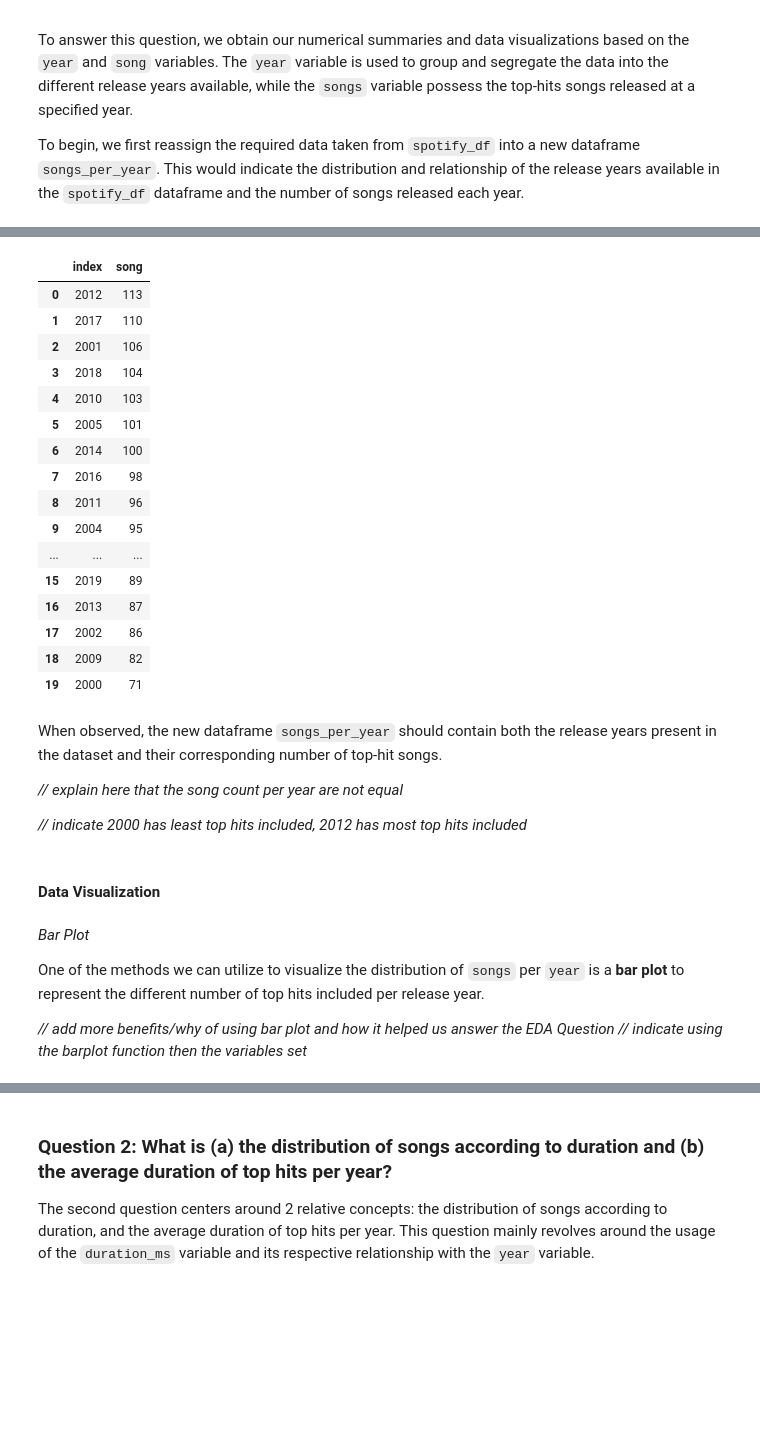
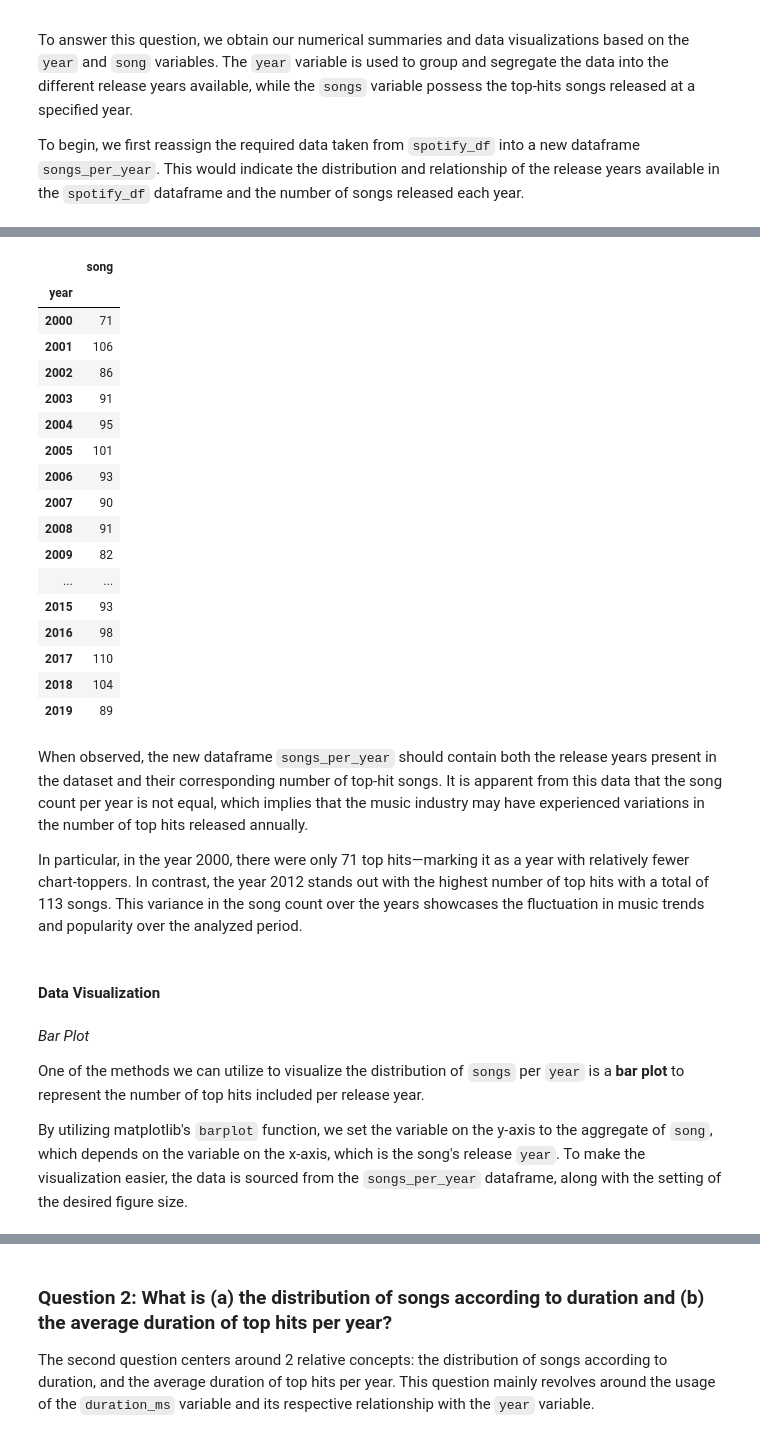
Before and after one commit to angelocguerra/csmodel-casestudy, a Jupyter notebook: MCO1.ipynb, the cells around one changed output, grey strips where cells are left out. Cells and saved outputs as stored; diff of their text form; code cells hidden in the pictures; blank space fills up the shorter version.

```diff
--- a/MCO1.ipynb
+++ b/MCO1.ipynb
@@ -355,40 +371,37 @@ To begin, we first reassign the required data taken from `spotify_df` into a new
 # %%
-songs_per_year = spotify_df.year.value_counts().reset_index(name='song')
+songs_per_year = spotify_df.groupby('year').agg({'song':'count'})
 songs_per_year
 # %% [output]
-|  | index | song |
-| 0 | 2012 | 113 |
-| 1 | 2017 | 110 |
-| 2 | 2001 | 106 |
-| 3 | 2018 | 104 |
-| 4 | 2010 | 103 |
-| 5 | 2005 | 101 |
-| 6 | 2014 | 100 |
-| 7 | 2016 | 98 |
-| 8 | 2011 | 96 |
-| 9 | 2004 | 95 |
-| ... | ... | ... |
-| 15 | 2019 | 89 |
-| 16 | 2013 | 87 |
-| 17 | 2002 | 86 |
-| 18 | 2009 | 82 |
-| 19 | 2000 | 71 |
+|  | song |
+| year |  |
+| 2000 | 71 |
+| 2001 | 106 |
+| 2002 | 86 |
+| 2003 | 91 |
+| 2004 | 95 |
+| 2005 | 101 |
+| 2006 | 93 |
+| 2007 | 90 |
+| 2008 | 91 |
+| 2009 | 82 |
+| ... | ... |
+| 2015 | 93 |
+| 2016 | 98 |
+| 2017 | 110 |
+| 2018 | 104 |
+| 2019 | 89 |
-# %% [markdown]
-When observed, the new dataframe `songs_per_year` should contain both the release years present in the dataset and their corresponding number of top-hit songs.
-
-
-*// explain here that the song count per year are not equal*
-
-*// indicate 2000 has least top hits included, 2012 has most top hits included*
+# %% [markdown]
+When observed, the new dataframe `songs_per_year` should contain both the release years present in the dataset and their corresponding number of top-hit songs. It is apparent from this data that the song count per year is not equal, which implies that the music industry may have experienced variations in the number of top hits released annually.
+
+In particular, in the year 2000, there were only 71 top hits—marking it as a year with relatively fewer chart-toppers. In contrast, the year 2012 stands out with the highest number of top hits with a total of 113 songs. This variance in the song count over the years showcases the fluctuation in music trends and popularity over the analyzed period.
 # %% [markdown]
 #### Data Visualization
 # %% [markdown]
 *Bar Plot*
 
-One of the methods we can utilize to visualize the distribution of `songs` per `year` is a **bar plot** to represent the different number of top hits included per release year.
+One of the methods we can utilize to visualize the distribution of `songs` per `year` is a **bar plot** to represent the number of top hits included per release year.
 
-*// add more benefits/why of using bar plot and how it helped us answer the EDA Question*
-*// indicate using the barplot function then the variables set*
+By utilizing matplotlib's `barplot` function, we set the variable on the y-axis to the aggregate of `song`, which depends on the variable on the x-axis, which is the song's release `year`. To make the visualization easier, the data is sourced from the `songs_per_year` dataframe, along with the setting of the desired figure size.
 # %%
 # bar plot of the number of songs per year
 plt.figure(figsize=(12, 5))
```
Also changed, not shown: parts of 70 cells of this notebook.
